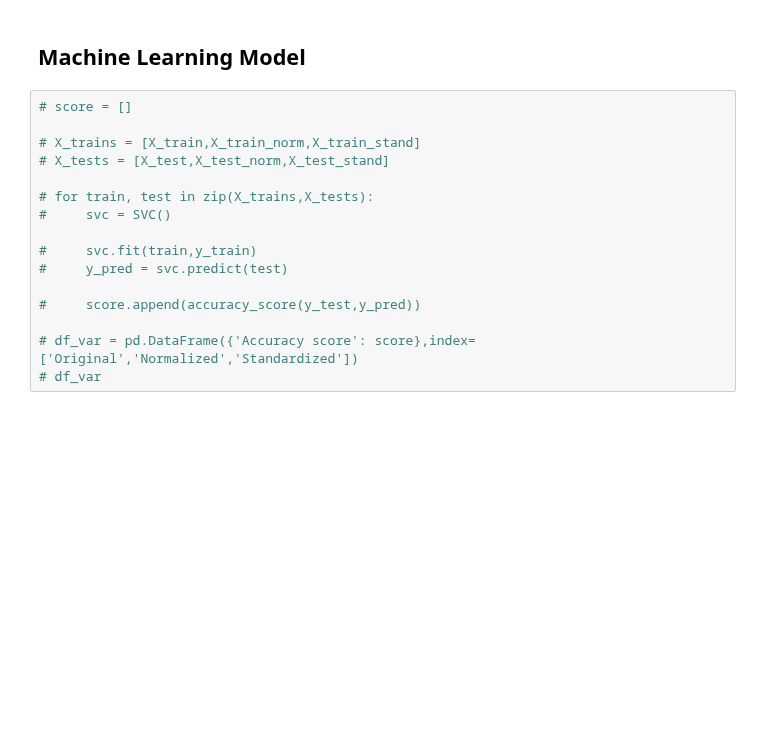
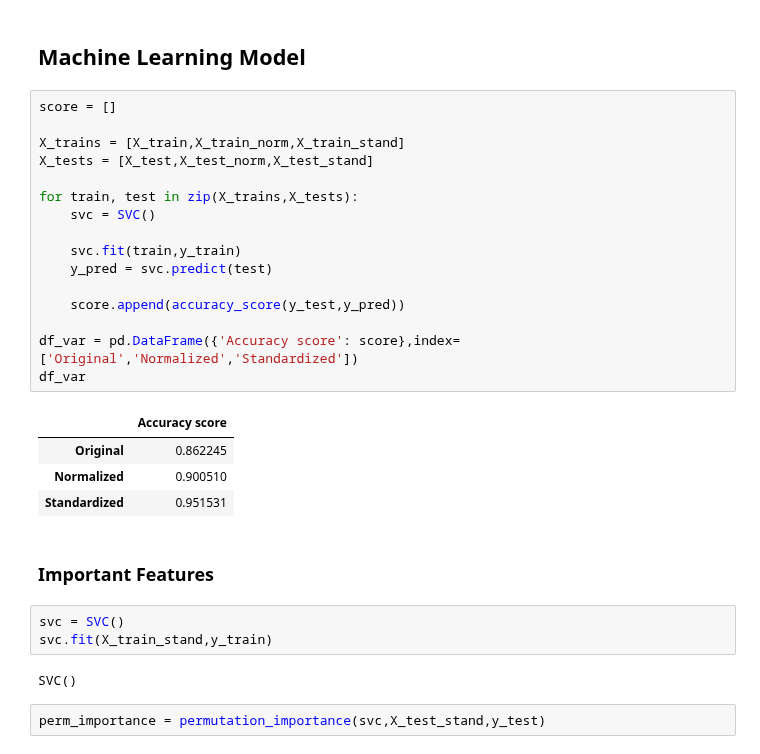
Before and after one commit to Abisoyesam/DS-ML-DL-tuts, a Jupyter notebook: DS With Rune/Lesson 13 - Project.ipynb, the cells around one changed output. Saved outputs shown, nothing was run; the diff lists cells and outputs as text; blank space fills up the shorter version.

```diff
--- a/DS With Rune/Lesson 13 - Project.ipynb
+++ b/DS With Rune/Lesson 13 - Project.ipynb
@@ -132,18 +174,32 @@ pd.DataFrame(X_train_stand).describe().round(2)
 # %% [markdown]
 ## Machine Learning Model
 # %%
-# score = []
+score = []
 
-# X_trains = [X_train,X_train_norm,X_train_stand]
-# X_tests = [X_test,X_test_norm,X_test_stand]
+X_trains = [X_train,X_train_norm,X_train_stand]
+X_tests = [X_test,X_test_norm,X_test_stand]
 
-# for train, test in zip(X_trains,X_tests):
-#     svc = SVC()
+for train, test in zip(X_trains,X_tests):
+    svc = SVC()
 
-#     svc.fit(train,y_train)
-#     y_pred = svc.predict(test)
+    svc.fit(train,y_train)
+    y_pred = svc.predict(test)
 
-#     score.append(accuracy_score(y_test,y_pred))
+    score.append(accuracy_score(y_test,y_pred))
 
-# df_var = pd.DataFrame({'Accuracy score': score},index=['Original','Normalized','Standardized'])
-# df_var
+df_var = pd.DataFrame({'Accuracy score': score},index=['Original','Normalized','Standardized'])
+df_var
+# %% [output]
+|  | Accuracy score |
+| Original | 0.862245 |
+| Normalized | 0.900510 |
+| Standardized | 0.951531 |
+# %% [markdown]
+### Important Features
+# %%
+svc = SVC()
+svc.fit(X_train_stand,y_train)
+# %% [output]
+SVC()
+# %%
+perm_importance = permutation_importance(svc,X_test_stand,y_test)
```
Also changed, not shown: parts of 6 cells of this notebook.
